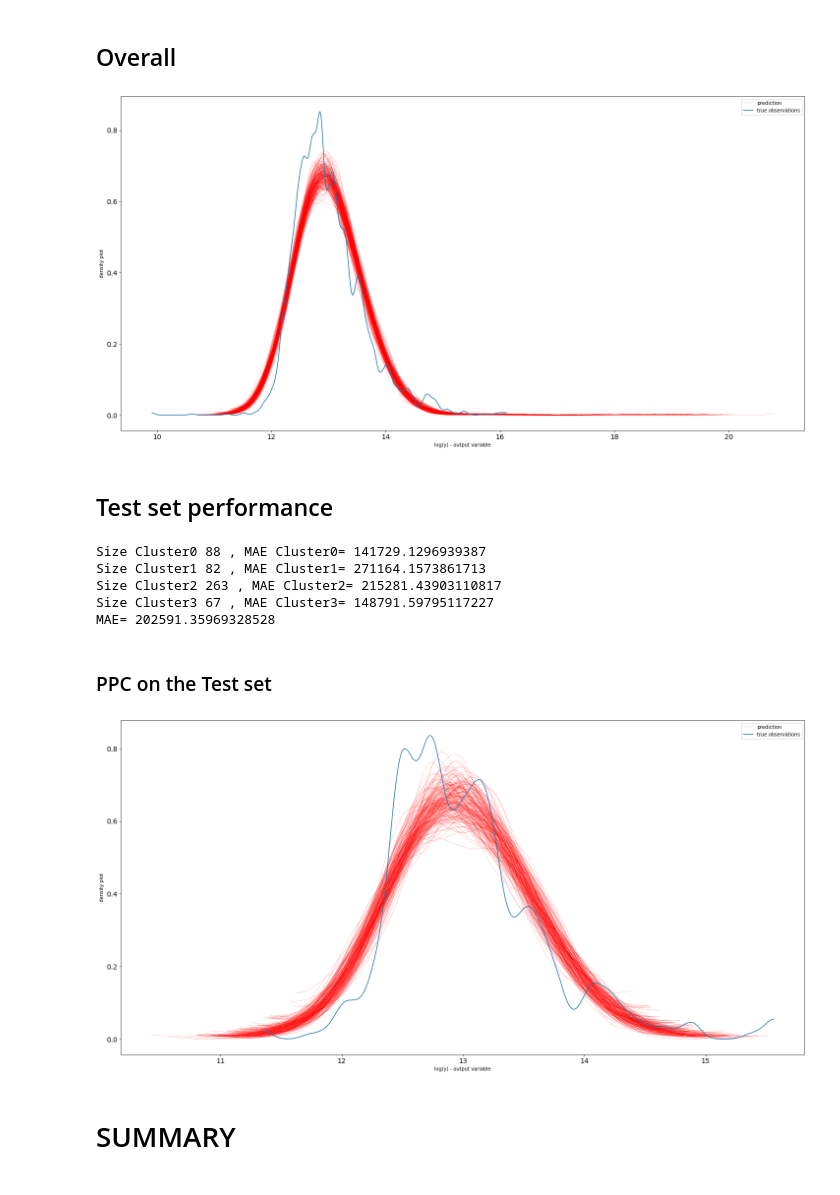
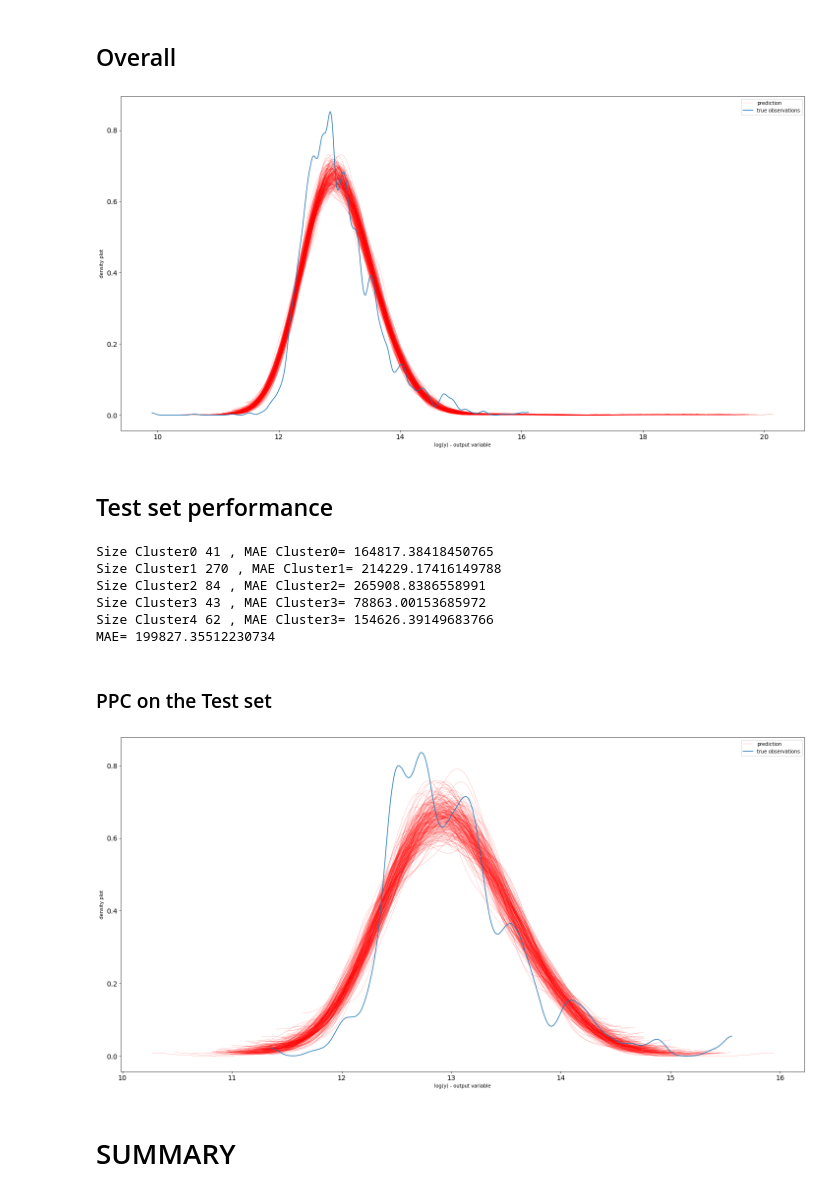
Before and after one commit to zhares999/ET5003_SEM1_2021-2, a Jupyter notebook: Week-3/ET5003_Etivity2_XiaomingZhang_20158327.ipynb, the cells around one changed output. Drawn from its saved outputs; the diff is of its cells as text; code cells hidden in the pictures.

```diff
--- a/Week-3/ET5003_Etivity2_XiaomingZhang_20158327.ipynb
+++ b/Week-3/ET5003_Etivity2_XiaomingZhang_20158327.ipynb
@@ -665,7 +665,7 @@ We now trial clustering on continuous data. We choose **longitude** and **latitu
 # training gaussian mixture model
 from sklearn.mixture import GaussianMixture
 
-gmm = GaussianMixture(n_components=4)
+gmm = GaussianMixture(n_components=5)
 
 # featest = ['beds', 'latitude', 'longitude', 'surface']
 # clustering by features latitude and longitude
@@ -682,5 +682,5 @@ plt.scatter(X_ind[:,0],X_ind[:,1], c=labels)
 
 # centroids
 plt.scatter(gmm.means_[:,0],gmm.means_[:,1], marker="s", s=22**2)
-plt.title('GMM clustering by "latitude" and "longitude"', fontsize=16)
+plt.title('GMM clustering by "latitude" and "longitude", 5 x clusters', fontsize=16)
 # %% [output]
@@ -846,0 +854,20 @@ Finished [100%]: Average Loss = 442.91
+# %%
+# model_4
+with pm.Model() as model4:
+  # prior over the parameters of linear regression
+  alpha = pm.Normal('alpha', mu=0, sigma=30)
+  # we have a beta for each column of Xn
+  beta = pm.Normal('beta', mu=0, sigma=30, shape=Xn4.shape[1])
+  # prior over the variance of the noise
+  sigma = pm.HalfCauchy('sigma_n', 5)
+  # linear regression relationship
+  mu = alpha + pm.math.dot(beta, Xn4.T)#linear regression model in matrix form
+  # likelihood, be sure that observed is a 1d vector
+  like = pm.Normal('like', mu=mu, sigma=sigma, observed=yn4[:,0])
+
+with model4:
+  # number of iterations of the algorithms
+  approximation = pm.fit(40000,method='advi')
+
+# samples from the posterior
+posterior4 = approximation.sample(5000)
@@ -927,0 +960,11 @@ plt.ylabel("density plot");
+# %%
+#Simulation
+Ypred4 = yscaler4.inverse_transform(ppc(posterior4['alpha'],posterior4['beta'],posterior4['sigma_n'],Xn4,  nsamples=200))
+for i in range(Ypred4.shape[0]):
+    az.plot_dist( Ypred4[i,:],color='r',plot_kwargs={"linewidth": 0.2})
+az.plot_dist(Ypred4[i,:],color='r',plot_kwargs={"linewidth": 0.2}, label="prediction")
+
+az.plot_dist(ylog4,label='true observations');
+plt.legend()
+plt.xlabel("log(y) - output variable")
+plt.ylabel("density plot");
@@ -933,12 +978,14 @@ Ypred0 = ppc(posterior0['alpha'],posterior0['beta'],posterior0['sigma_n'],Xn0,
 Ypred1 = ppc(posterior1['alpha'],posterior1['beta'],posterior1['sigma_n'],Xn1,  nsamples=200)
 Ypred2 = ppc(posterior2['alpha'],posterior2['beta'],posterior2['sigma_n'],Xn2,  nsamples=200)
 Ypred3 = ppc(posterior3['alpha'],posterior3['beta'],posterior3['sigma_n'],Xn3,  nsamples=200)
+Ypred4 = ppc(posterior4['alpha'],posterior4['beta'],posterior4['sigma_n'],Xn4,  nsamples=200)
 
 # simulation
 Ypred = np.hstack([ yscaler0.inverse_transform(Ypred0),
                  yscaler1.inverse_transform(Ypred1),
                  yscaler2.inverse_transform(Ypred2),
-                 yscaler3.inverse_transform(Ypred3)])
+                 yscaler3.inverse_transform(Ypred3),
+                 yscaler4.inverse_transform(Ypred4)])
 
 # prediction
 for i in range(Ypred.shape[0]):
@@ -946,13 +993,13 @@ for i in range(Ypred.shape[0]):
 
 # plot
 az.plot_dist(Ypred[i,:],color='r',plot_kwargs={"linewidth": 0.2}, label="prediction")
-ylog=np.vstack([ylog0,ylog1,ylog2,ylog3])
+ylog=np.vstack([ylog0, ylog1, ylog2, ylog3, ylog4])
 az.plot_dist(ylog,label='true observations');
 plt.legend()
 plt.xlabel("log(y) - output variable")
 plt.ylabel("density plot");
 # %% [output]
-[figure, old version]
+[figure, new version]
 # %% [markdown]
 ## Test set performance
 # %%
@@ -980,49 +1027,60 @@ y_pred_BLR3 = np.exp(yscaler3.inverse_transform(np.mean(posterior3['alpha'])
 print("Size Cluster3", np.sum(clusters_test==3), ", MAE Cluster3=",
       (np.mean(abs(y_pred_BLR3 - y_test[clusters_test==3]))))
 
+# cluster 4
+y_pred_BLR4 = np.exp(yscaler4.inverse_transform(np.mean(posterior4['alpha'])
+              + np.dot(np.mean(posterior4['beta'],axis=0), Xtestn4.T)))
+print("Size Cluster4", np.sum(clusters_test==4), ", MAE Cluster3=",
+      (np.mean(abs(y_pred_BLR4 - y_test[clusters_test==4]))))
+
 # joint
 joint=np.hstack([abs(y_pred_BLR0 - y_test[clusters_test==0]),
                  abs(y_pred_BLR1 - y_test[clusters_test==1]),
                  abs(y_pred_BLR2 - y_test[clusters_test==2]),
-                 abs(y_pred_BLR3 - y_test[clusters_test==3])])
+                 abs(y_pred_BLR3 - y_test[clusters_test==3]),
+                 abs(y_pred_BLR4 - y_test[clusters_test==4])])
+
 
 # MAE
 print("MAE=",np.mean(joint))
 # %% [output]
-Size Cluster0 88 , MAE Cluster0= 141729.1296939387
-Size Cluster1 82 , MAE Cluster1= 271164.1573861713
-Size Cluster2 263 , MAE Cluster2= 215281.43903110817
-Size Cluster3 67 , MAE Cluster3= 148791.59795117227
-MAE= 202591.35969328528
+Size Cluster0 41 , MAE Cluster0= 164817.38418450765
+Size Cluster1 270 , MAE Cluster1= 214229.17416149788
+Size Cluster2 84 , MAE Cluster2= 265908.8386558991
+Size Cluster3 43 , MAE Cluster3= 78863.00153685972
+Size Cluster4 62 , MAE Cluster3= 154626.39149683766
+MAE= 199827.35512230734
 # %% [markdown]
 ### PPC on the Test set
 # %%
 ## Posterior predictive checks (PPCs)
 
 num_samples2 = 200
 Ypred0 = ppc(posterior0['alpha'],posterior0['beta'],posterior0['sigma_n'],Xtestn0, nsamples=num_samples2)
 Ypred1 = ppc(posterior1['alpha'],posterior1['beta'],posterior1['sigma_n'],Xtestn1, nsamples=num_samples2)
 Ypred2 = ppc(posterior2['alpha'],posterior2['beta'],posterior2['sigma_n'],Xtestn2, nsamples=num_samples2)
 Ypred3 = ppc(posterior3['alpha'],posterior3['beta'],posterior3['sigma_n'],Xtestn3, nsamples=num_samples2)
+Ypred4 = ppc(posterior4['alpha'],posterior4['beta'],posterior4['sigma_n'],Xtestn4, nsamples=num_samples2)
 
 # Stack arrays in sequence horizontally (column wise)
 Ypred = np.hstack([yscaler0.inverse_transform(Ypred0),
                  yscaler1.inverse_transform(Ypred1),
                  yscaler2.inverse_transform(Ypred2),
-                 yscaler3.inverse_transform(Ypred3)])
+                 yscaler3.inverse_transform(Ypred3),
+                 yscaler4.inverse_transform(Ypred4)])
 
 # plot prediction shape
 for i in range(Ypred.shape[0]):
     az.plot_dist( Ypred[i,:],color='r',plot_kwargs={"linewidth": 0.2})
 # label
 az.plot_dist(Ypred[i,:],color='r',plot_kwargs={"linewidth": 0.2}, label="prediction")
 
 # true observations
 az.plot_dist(np.log(y_test),label='true observations');
 plt.legend()
 plt.xlabel("log(y) - output variable")
 plt.ylabel("density plot");
 # %% [output]
-[figure, old version]
+[figure, new version]
 # %% [markdown]
 # SUMMARY
```
Also changed, not shown: parts of 22 cells of this notebook.
